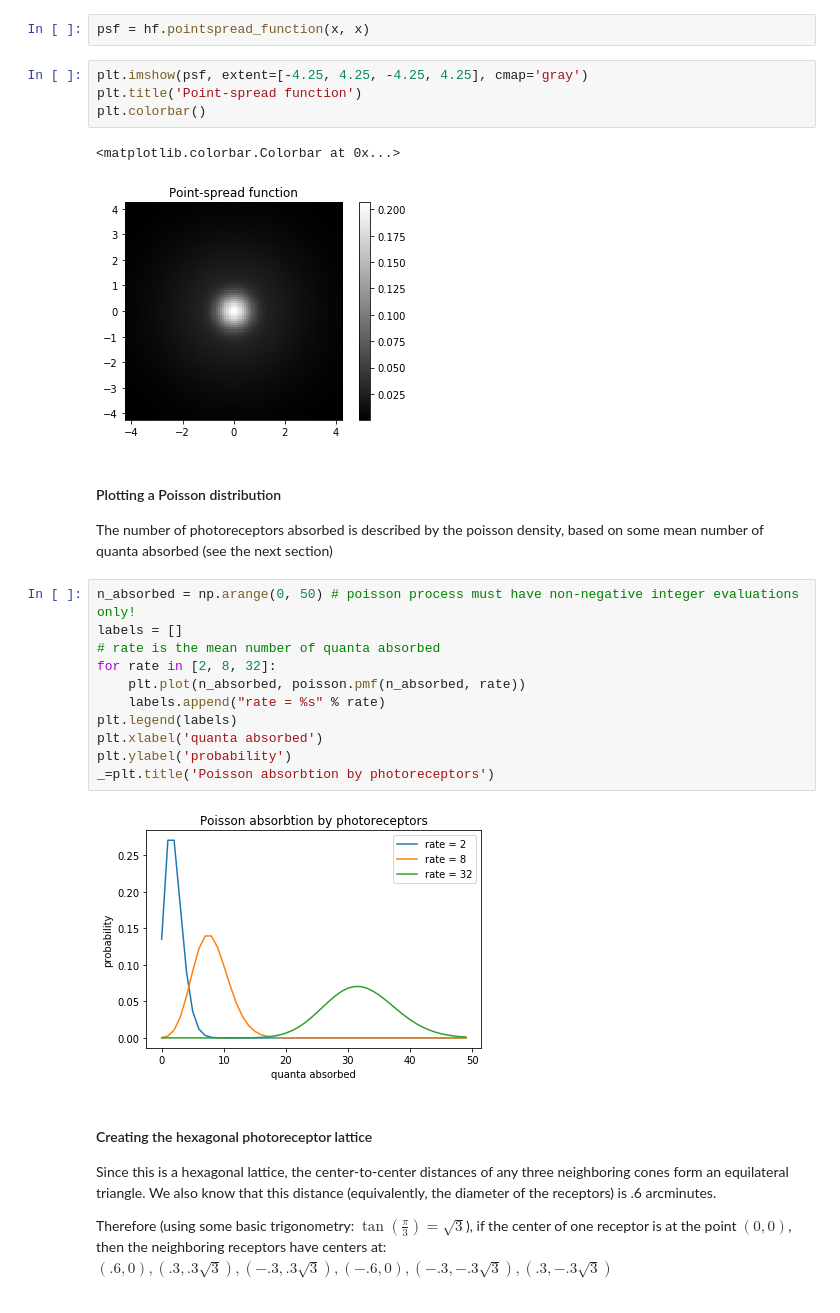
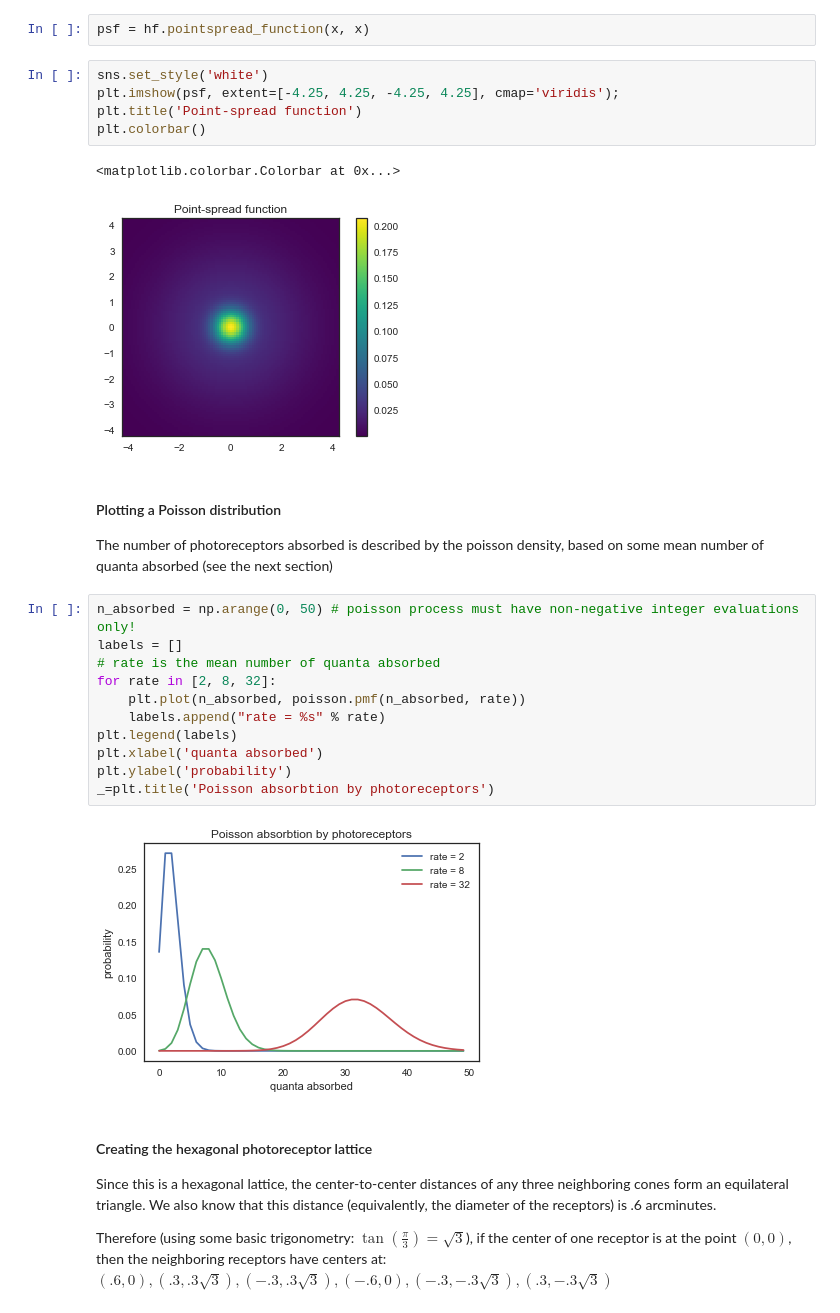
Before and after one commit to WinawerLab/vis-mod-course, a Jupyter notebook: Geisler1984/Geisler1984.ipynb, the cells around one changed output. Drawn from its saved outputs; the diff is of its cells as text.

```diff
--- a/Geisler1984/Geisler1984.ipynb
+++ b/Geisler1984/Geisler1984.ipynb
@@ -33,12 +33,13 @@ Note: In the text, we assume the optics are isotropic, as in same everywhere. Th
 # %%
 psf = hf.pointspread_function(x, x)
 # %%
-plt.imshow(psf, extent=[-4.25, 4.25, -4.25, 4.25], cmap='gray')
+sns.set_style('white')
+plt.imshow(psf, extent=[-4.25, 4.25, -4.25, 4.25], cmap='viridis');
 plt.title('Point-spread function')
 plt.colorbar()
 # %% [output]
 <matplotlib.colorbar.Colorbar at 0x...>
-[figure, old version]
+[figure, new version]
 # %% [markdown]
 #### Plotting a Poisson distribution
 
@@ -55,7 +56,7 @@ plt.xlabel('quanta absorbed')
 plt.ylabel('probability')
 _=plt.title('Poisson absorbtion by photoreceptors')
 # %% [output]
-[figure, old version]
+[figure, new version]
 # %% [markdown]
 #### Creating the hexagonal photoreceptor lattice
 
```
Also changed, not shown: parts of 24 cells of this notebook, 1 other file.
